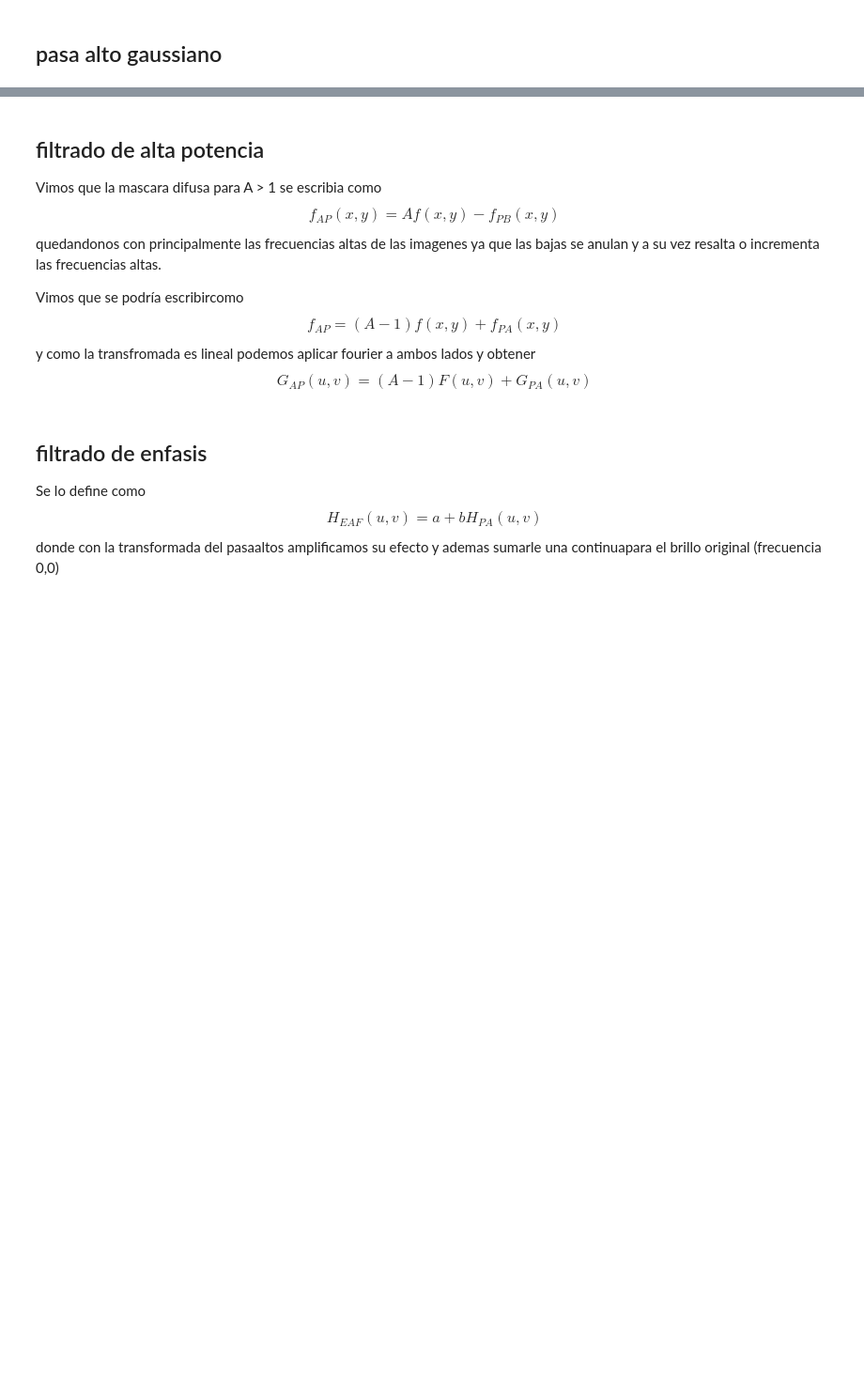
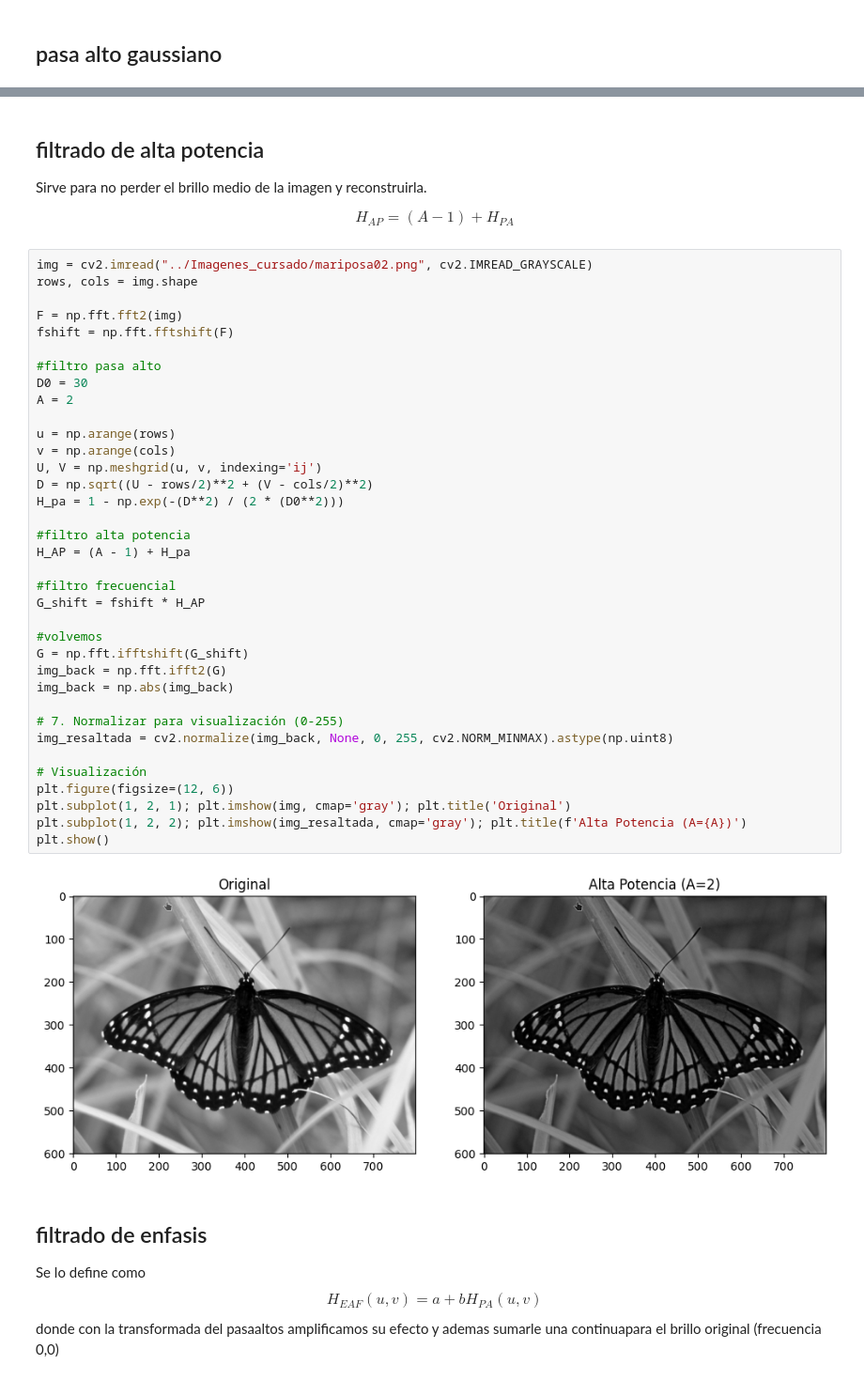
Before and after one commit to gggelme/procesamiento_de_imagenes, a Jupyter notebook: tp_5/ejercicio_3.ipynb, the cells around one changed output, grey strips where cells are left out. Shown at 94% size. Cells and saved outputs as stored; diff of their text form; blank space fills up the shorter version.

```diff
--- a/tp5/ejercicio_3.ipynb
+++ b/tp_5/ejercicio_3.ipynb
@@ -343,9 +475,46 @@ Se observa el mismo efecto de gibbs al usar umbrales pequeños
 # %% [markdown]
 ## filtrado de alta potencia
+Sirve para no perder el brillo medio de la imagen y reconstruirla.
 
-Vimos que la mascara difusa para A > 1 se escribia como $$f_{AP}(x,y) = A f(x,y) - f_{PB}(x,y)$$ quedandonos con principalmente las frecuencias altas de las imagenes ya que las bajas se anulan y a su vez resalta o incrementa las frecuencias altas.
-
-Vimos que se podría escribircomo $$f_{AP}= (A-1)f(x,y) + f_{PA}(x,y)$$ y como la transfromada es lineal podemos aplicar fourier a ambos lados y obtener $$G_{AP}(u,v)=(A-1)F(u,v) + G_{PA}(u,v)$$
+$$H_{AP} = (A-1) + H_{PA}$$
+# %%
+img = cv2.imread("../Imagenes_cursado/mariposa02.png", cv2.IMREAD_GRAYSCALE)
+rows, cols = img.shape
+
+F = np.fft.fft2(img)
+fshift = np.fft.fftshift(F)
+
+#filtro pasa alto
+D0 = 30
+A = 2
+
+u = np.arange(rows)
+v = np.arange(cols)
+U, V = np.meshgrid(u, v, indexing='ij')
+D = np.sqrt((U - rows/2)**2 + (V - cols/2)**2)
+H_pa = 1 - np.exp(-(D**2) / (2 * (D0**2)))
+
+#filtro alta potencia
+H_AP = (A - 1) + H_pa
+
+#filtro frecuencial
+G_shift = fshift * H_AP
+
+#volvemos
+G = np.fft.ifftshift(G_shift)
+img_back = np.fft.ifft2(G)
+img_back = np.abs(img_back)
+
+# 7. Normalizar para visualización (0-255)
+img_resaltada = cv2.normalize(img_back, None, 0, 255, cv2.NORM_MINMAX).astype(np.uint8)
+
+# Visualización
+plt.figure(figsize=(12, 6))
+plt.subplot(1, 2, 1); plt.imshow(img, cmap='gray'); plt.title('Original')
+plt.subplot(1, 2, 2); plt.imshow(img_resaltada, cmap='gray'); plt.title(f'Alta Potencia (A={A})')
+plt.show()
+# %% [output]
+[figure, added]
 # %% [markdown]
 ## filtrado de enfasis
 
```
Also changed, not shown: parts of 3 cells of this notebook, 59 other files.
